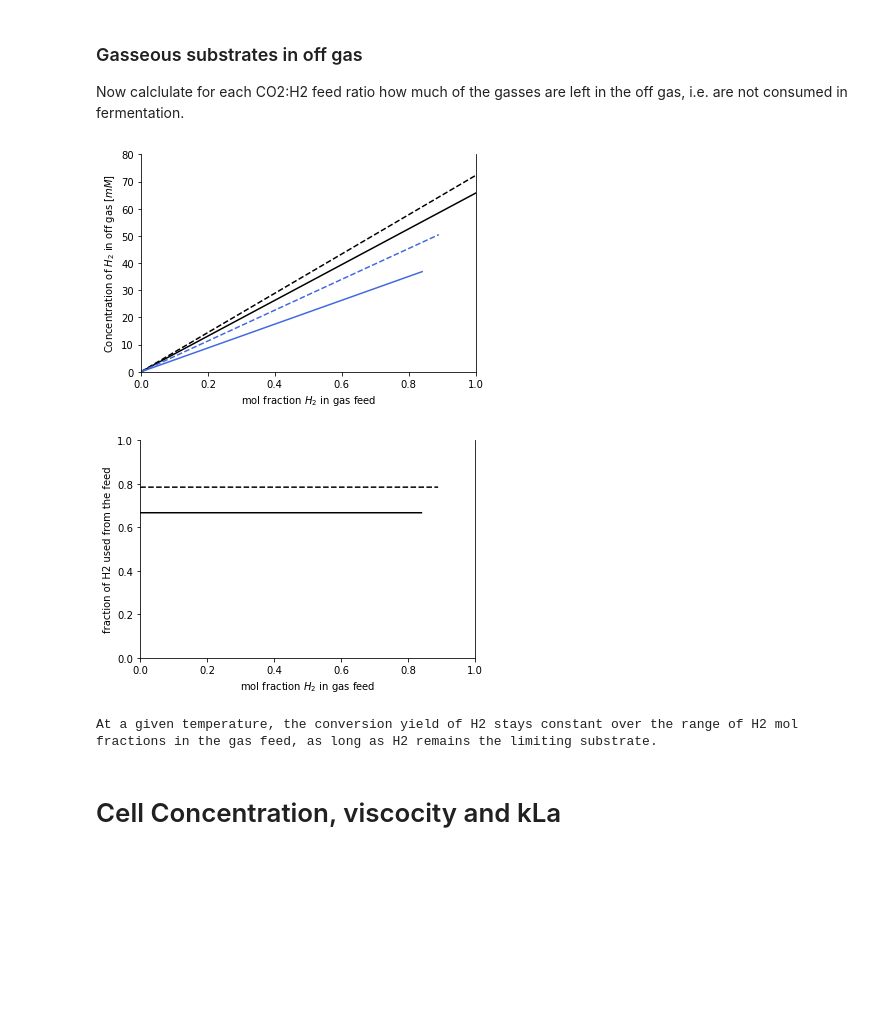
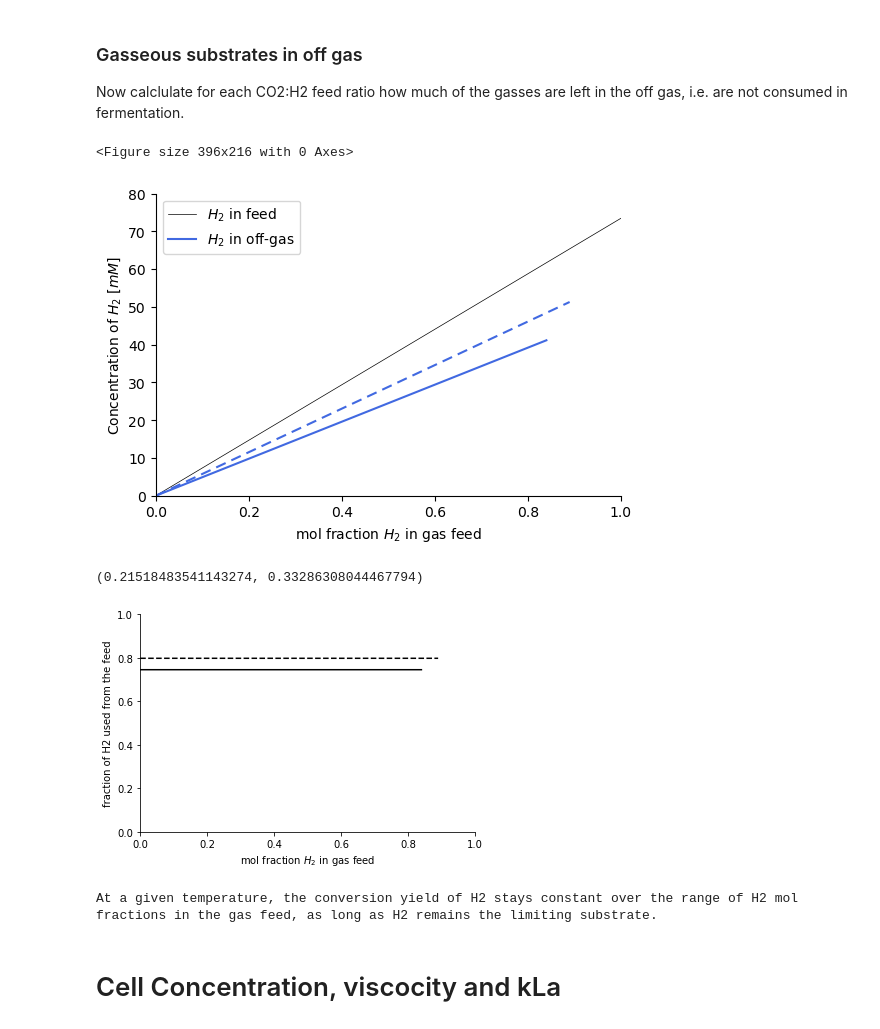
Before and after one commit to biosustain/CO2_fixation_models, a Jupyter notebook: Scripts/03_IdealGasComp.ipynb, the cells around one changed output. Drawn from its saved outputs; the diff is of its cells as text; code cells hidden in the pictures; blank space fills up the shorter version.

```diff
--- a/Scripts/03_IdealGasComp.ipynb
+++ b/Scripts/03_IdealGasComp.ipynb
@@ -6,6 +6,8 @@ import math
 # %%
 Tc1 = 30 #Temperature in Celsius
 Tc2 = 60 #Temperature in Celsius
+
+TcRT = 25 # Room temp
 
 #Universal constants:
 R = 8.314 # [m^3*Pa/K/mol]
@@ -24,6 +26,7 @@ def Celsius_Kelvin(t):
 
 T1 = Celsius_Kelvin(Tc1)
 T2 = Celsius_Kelvin(Tc2)
+TRT = Celsius_Kelvin(TcRT)
 # %% [markdown]
 ### Process Parameters
 Further parameters, including the superficial gas velocity (vcgs), the liquid volume (VL), the gas holdup fraction (ε), the pressure at the bottom of the tank (Pb), and the logarithmic mean pressure (Pm) can be defined from the basic properties of the reactor (eq. 1-5).
@@ -269,5 +276,5 @@ $ c_{G,CO_2} = \frac {c_{G,CO_2,in}}{1 + k_La_{CO_2,T}*H_{T,CO_2}*R*T*\frac{h}{v
 These will be defined as a function here below:
 # %%
 def c_G(C,T,y):
-    c_Gin = y*p_m/(R*T)
+    c_Gin = y*p_m/(R*TRT)
     return c_Gin/(KLa(C,T)*HR[C]*math.e**(kh[C]*(1/T-1/298.15))*10**(-5)*R*T*h/v_gas+1)
@@ -315,16 +309,20 @@ plt.show()
 # %%
+plt.rcParams['axes.spines.right'] = True
+
 def c_xmax_AND(T,y):
     return np.minimum(c_xmax("H2",T,c_G("H2",T,y)),c_xmax("CO2",T,c_G("CO2",T,1-y)))
 def c_xmax_OR(T,y):
     return np.maximum(c_xmax("H2",T,c_G("H2",T,y)),c_xmax("CO2",T,c_G("CO2",T,1-y)))
 
-plt.plot(y,c_xmax_AND(T1,y), color='saddlebrown', linestyle ="--")
-plt.plot(y,c_xmax_AND(T2,y), color='saddlebrown', linestyle ="-")
-plt.plot(y,c_xmax_OR(T1,y), color="grey", linewidth = 0.5)
-plt.plot(y,c_xmax_OR(T2,y), color="grey", linewidth = 0.5)
+fig = plt.figure(figsize=(5.5,3))
+plt.figure(dpi=100)
+plt.plot(y,c_xmax_AND(T1,y)/1000, color='saddlebrown', linestyle ="--")
+plt.plot(y,c_xmax_AND(T2,y)/1000, color='saddlebrown', linestyle ="-")
+#plt.plot(y,c_xmax_OR(T1,y), color="grey", linewidth = 0.2)
+#plt.plot(y,c_xmax_OR(T2,y), color="grey", linewidth = 0.2)
 plt.xlabel(r'mol fraction $H_2$ in gas feed')
-plt.ylabel(r'Max Biomass concentration [$mM$]')
-plt.axis([0, 1, 0, 9*3600])
+plt.ylabel(r'Max Biomass concentration [$M$]')
+plt.axis([0, 1, 0, 9*3600/1000])
 
 ax2 = plt.twinx()
 ax2.set_ylabel(r'Max Biomass concentration [$gDW/l$]')
@@ -349,28 +348,37 @@ at 60°C: 1742.66mM or 42.87gDW/l at a H2 molar ratio of 0.84
 
 Now calclulate for each CO2:H2 feed ratio how much of the gasses are left in the off gas, i.e. are not consumed in fermentation.
 # %%
-# plt.rcParams['axes.spines.right'] = False
+plt.rcParams['axes.spines.right'] = False
 plt.rcParams['axes.spines.top'] = False
 
 y_30 = np.arange(0,opt_30,0.0001)
 y_60 = np.arange(0,opt_60,0.0001)
 
-
+fig = plt.figure(figsize=(5.5,3))
+plt.figure(dpi=100)
 #plt.plot(y,(1-y)*p_m/(R*T1), color='black', linestyle ="--")
 #plt.plot(y,(1-y)*p_m/(R*T2), color='black', linestyle ="-")
-plt.plot(y,y*p_m/(R*T1), color='black', linestyle ="--") # assuming that the feed gas is not heated
-plt.plot(y,y*p_m/(R*T2), color='black', linestyle ="-")
+plt.plot(y,y*p_m/(R*TRT), color='black',linewidth = 0.5)
+plt.plot(y_60,c_G("H2",T2,y_60), color='royalblue')#, linestyle ="-")
+#plt.plot(y,y*p_m/(R*T1), color='black',linewidth = 0.5, dashes=[10, 6])#linestyle ="--")
 #plt.plot(y_30,c_G("CO2",T1,y_30), color='dimgray', linestyle ="--")
 #plt.plot(y_60,c_G("CO2",T2,y_60), color='dimgray', linestyle ="-")
-plt.plot(y_30,c_G("H2",T1,y_30), color='royalblue', linestyle ="--")
-plt.plot(y_60,c_G("H2",T2,y_60), color='royalblue', linestyle ="-")
+plt.plot(y_30,c_G("H2",T1,y_30), color='royalblue', dashes=[5, 3])#, linestyle ="--")
 plt.xlabel(r'mol fraction $H_2$ in gas feed')
-plt.ylabel(r'Concentration of $H_2$ in off gas [$mM$]')
+plt.ylabel(r'Concentration of $H_2$ [$mM$]')
 plt.axis([0, 1, 0, 80])
+plt.legend([r"$H_2$ in feed",r"$H_2$ in off-gas"])
+
+#plt.savefig('Fig3_H2concentration.png', dpi=300)
 
 plt.show()
 # %% [output]
+<Figure size 396x216 with 0 Axes>
-[figure, old version]
+[figure, new version]
+# %%
+1-c_G("H2",T1,0.5)/(0.5*p_m/(R*TRT)),1-c_G("H2",T2,0.5)/(0.5*p_m/(R*TRT))
+# %% [output]
+(0.21518483541143274, 0.33286308044467794)
 # %%
 # plt.rcParams['axes.spines.right'] = False
 plt.rcParams['axes.spines.top'] = False
@@ -389,7 +397,7 @@ plt.show()
 
 print("At a given temperature, the conversion yield of H2 stays constant over the range of H2 mol fractions in the gas feed, as long as H2 remains the limiting substrate.")
 # %% [output]
-[figure, old version]
+[figure, new version]
 At a given temperature, the conversion yield of H2 stays constant over the range of H2 mol fractions in the gas feed, as long as H2 remains the limiting substrate.
 # %% [markdown]
 # Cell Concentration, viscocity and kLa
```
Also changed, not shown: parts of 11 cells of this notebook, 19 other files.
